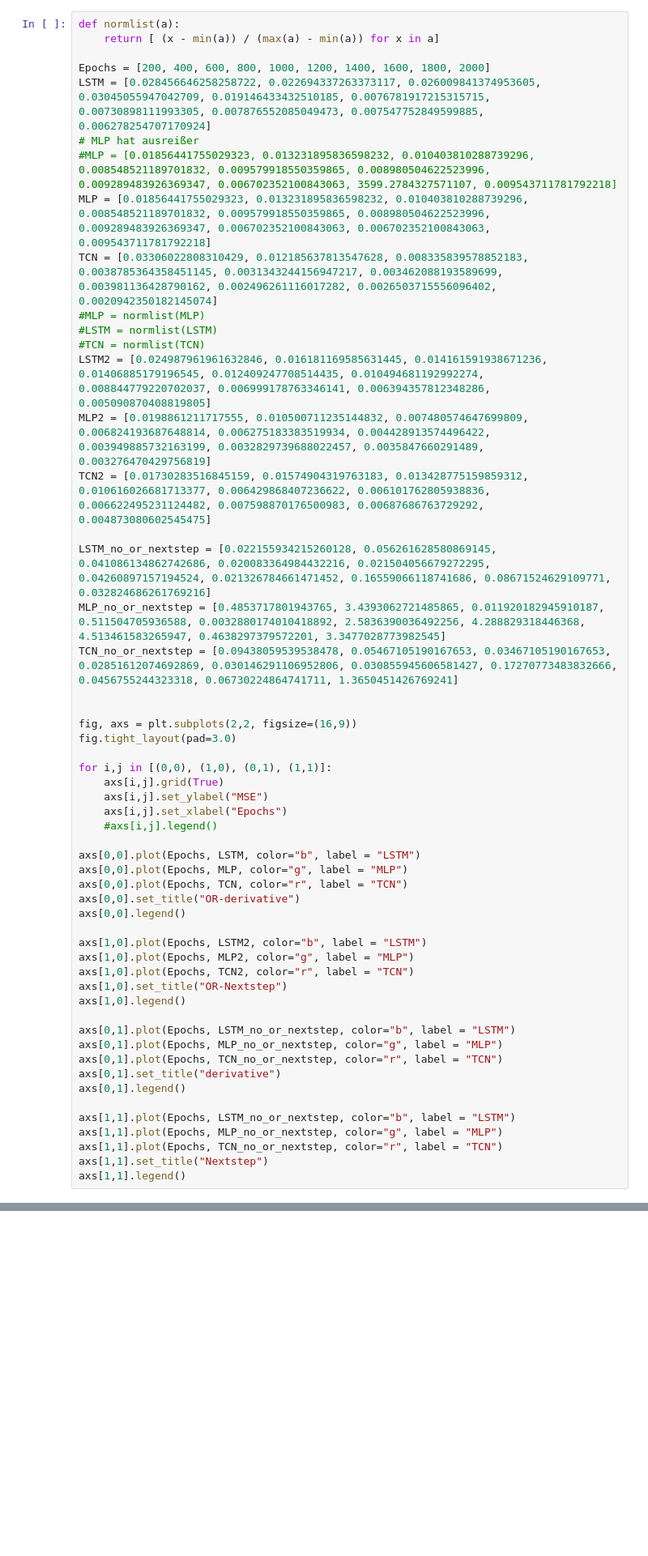
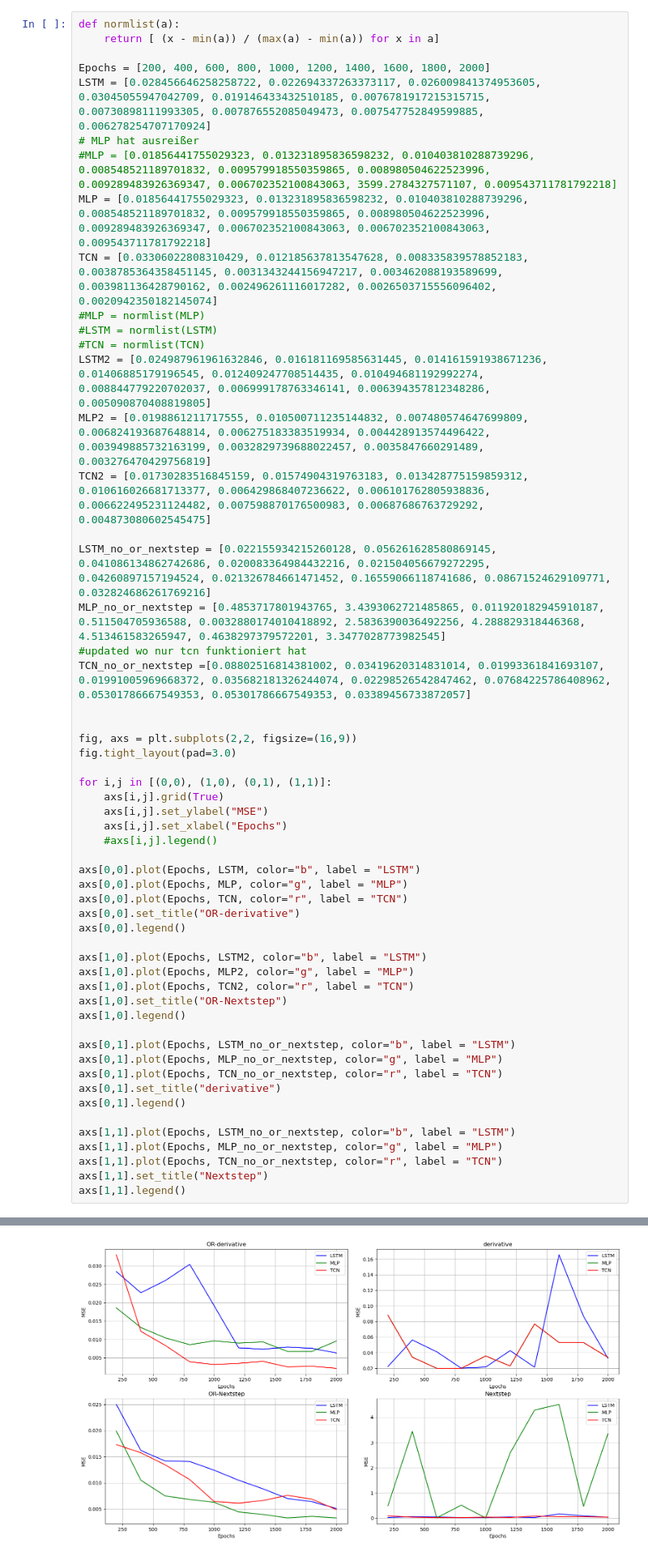
Before and after one commit to Gandalf3141/ventil_lstm, a Jupyter notebook: plot_experiment_results.ipynb, the cells around one changed output, grey strips where cells are left out. Shown: that part at 81% size. Cells and saved outputs as stored; diff of their text form; blank space fills up the shorter version.

```diff
--- a/plot_experiment_results.ipynb
+++ b/plot_experiment_results.ipynb
@@ -601,7 +603,8 @@ TCN2 = [0.01730283516845159, 0.01574904319763183, 0.013428775159859312, 0.010616
 
 LSTM_no_or_nextstep = [0.022155934215260128, 0.056261628580869145, 0.041086134862742686, 0.020083364984432216, 0.021504056679272295, 0.04260897157194524, 0.021326784661471452, 0.16559066118741686, 0.08671524629109771, 0.032824686261769216]
 MLP_no_or_nextstep = [0.4853717801943765, 3.4393062721485865, 0.011920182945910187, 0.511504705936588, 0.0032880174010418892, 2.5836390036492256, 4.288829318446368, 4.513461583265947, 0.4638297379572201, 3.3477028773982545]
-TCN_no_or_nextstep = [0.09438059539538478, 0.05467105190167653, 0.03467105190167653, 0.02851612074692869, 0.030146291106952806, 0.030855945606581427, 0.17270773483832666, 0.0456755244323318, 0.06730224864741711, 1.3650451426769241]
+#updated wo nur tcn funktioniert hat
+TCN_no_or_nextstep =[0.08802516814381002, 0.03419620314831014, 0.01993361841693107, 0.01991005969668372, 0.035682181326244074, 0.02298526542847462, 0.07684225786408962, 0.05301786667549353, 0.05301786667549353, 0.03389456733872057]
 
 
 fig, axs = plt.subplots(2,2, figsize=(16,9))
@@ -636,3 +639,4 @@ axs[1,1].plot(Epochs, MLP_no_or_nextstep, color="g", label = "MLP")
 axs[1,1].plot(Epochs, TCN_no_or_nextstep, color="r", label = "TCN")
 axs[1,1].set_title("Nextstep")
 axs[1,1].legend()
+# %% [output]
@@ -638,0 +644 @@ axs[1,1].legend()
+[figure, added]
```
Also changed, not shown: parts of 2 cells of this notebook, 2 other files.
